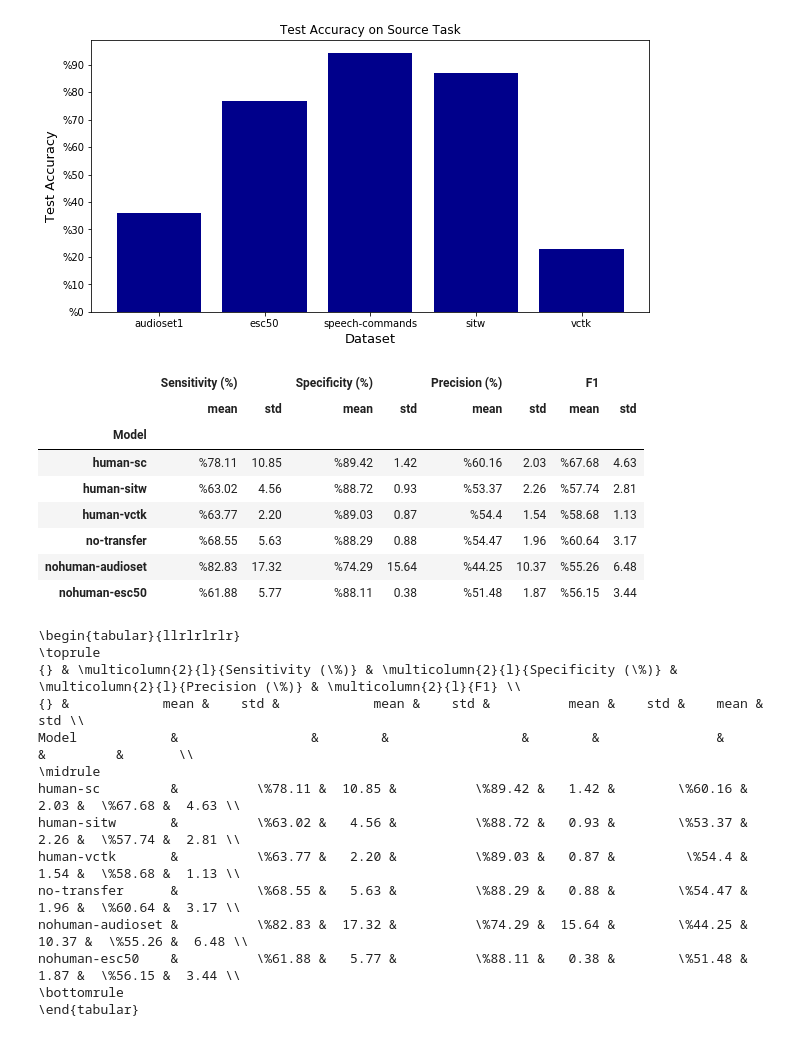
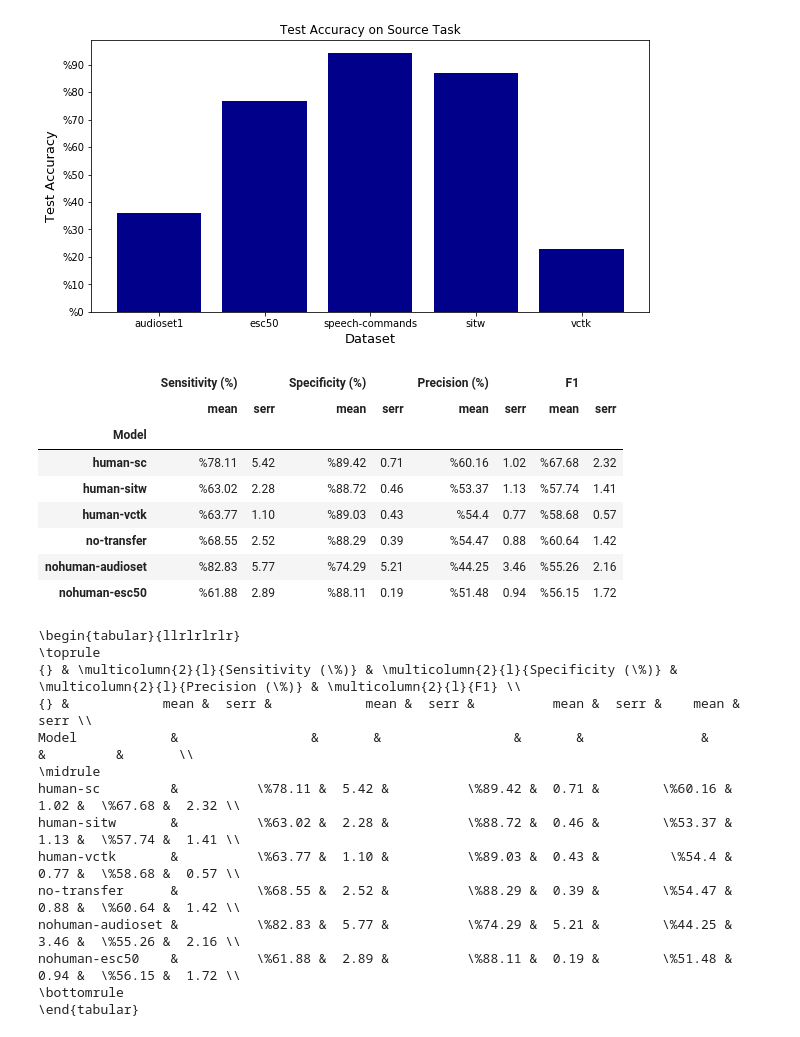
Before and after one commit to onucharles/transfer-learning-adult-to-infant-speech, a Jupyter notebook: experiments/notebooks/Chillanto plots.ipynb, the cells around one changed output. Saved outputs shown, nothing was run; the diff lists cells and outputs as text; code cells hidden in the pictures.

```diff
--- a/experiments/notebooks/Chillanto plots.ipynb
+++ b/experiments/notebooks/Chillanto plots.ipynb
@@ -8,9 +8,13 @@ import numpy as np
 from comet_ml import API
 from matplotlib import pyplot as plt
 import pandas as pd
+from scipy import stats
 
 COMET_API_KEY="bSyRm6vJpAwfehizXic7Fo0bY"
 COMET_REST_API_KEY="S3g50KZWG8zEgk1PLzKUn0eEq"
+
+
+error_metric = 'standard_error' # can also be std
 # %%
 def read_conf_matrix(cm, pos_class):
     """ Calculates confusion matrix and returns true and false positives and negatives based on the
@@ -130,7 +134,10 @@ for idx, (k, values) in enumerate(results.items()):
     xs.append(k)
     values = [float(v) for v in values]
     ys.append(np.mean(values))
-    errors.append(np.std(values))
+    if error_metric == 'standard_error':
+        errors.append(stats.sem(values))
+    else:
+        errors.append(np.std(values))
 
 fig, ax = plt.subplots(figsize=(10,5))
 
@@ -179,18 +186,22 @@ for exp in experiments:
             if metric['metricName'] == 'test_F1':
                 experiment.append(float(metric['metricValue']))
         results[noise_type][tag].append(experiment)
-# %%
-results_w_errors = {
-    'gaussian': {},
-    'children_playing': {}
-}
-
-for noise_type in results.keys():
-    for source_model in results[noise_type].keys():
-        mu = np.mean(results[noise_type][source_model], axis=0)
-        std = np.std(results[noise_type][source_model], axis=0)
-        results_w_errors[noise_type][source_model] = (mu, std)
 # %%
+results_w_errors = {
+    'gaussian': {},
+    'children_playing': {}
+}
+
+for noise_type in results.keys():
+    for source_model in results[noise_type].keys():
+        mu = np.mean(results[noise_type][source_model], axis=0)
+        if error_metric == 'standard_error':
+            serr = stats.sem(results[noise_type][source_model], axis=0)
+        else:
+            std = np.std(results[noise_type][source_model], axis=0)
+
+        results_w_errors[noise_type][source_model] = (mu, serr)
+
 lines = [
     ('human-sc', 'darkblue', 'Speech Commands Transfer'),
     ('no-transfer', 'red', 'No Transfer'),
@@ -258,53 +269,61 @@ rows = []
 for key in result_matrices.keys():
     for mat in result_matrices[key]:
         ss = sensitivity(*mat)
         sp = specificity(*mat)
         pr = precision(*mat)
         f = f1(mat)
         rows.append((key, ss, sp, pr, f))
 import pandas as pd
 
 
 def pct(val):
     if type(val) == str:
         return val
     v = round(val * 100, 2)
     return v
 
 def mean(val):
     x = np.mean(val)
     return f'%{round(x,2)}'
 
 def std(val):
     x = np.std(val)
     return round(x,2)
 
+def serr(val):
+    x = stats.sem(val)
+    return round(x,2)
+
+
 df = pd.DataFrame(rows, columns=["Model", "Sensitivity (%)", "Specificity (%)", "Precision (%)", "F1"])
 df = df.applymap(pct)
-table = df.groupby("Model")["Sensitivity (%)","Specificity (%)", "Precision (%)", "F1"].agg([mean, std])
+if error_metric == 'standard_error':
+    table = df.groupby("Model")["Sensitivity (%)","Specificity (%)", "Precision (%)", "F1"].agg([mean, serr])
+else:
+    table = df.groupby("Model")["Sensitivity (%)","Specificity (%)", "Precision (%)", "F1"].agg([mean, std])
 display(table)
 print(table.to_latex())
 # %% [output]
 |  | Sensitivity (%) |  | Specificity (%) |  | Precision (%) |  | F1 |  |
-|  | mean | std | mean | std | mean | std | mean | std |
+|  | mean | serr | mean | serr | mean | serr | mean | serr |
 | Model |  |  |  |  |  |  |  |  |
-| human-sc | %78.11 | 10.85 | %89.42 | 1.42 | %60.16 | 2.03 | %67.68 | 4.63 |
-| human-sitw | %63.02 | 4.56 | %88.72 | 0.93 | %53.37 | 2.26 | %57.74 | 2.81 |
-| human-vctk | %63.77 | 2.20 | %89.03 | 0.87 | %54.4 | 1.54 | %58.68 | 1.13 |
-| no-transfer | %68.55 | 5.63 | %88.29 | 0.88 | %54.47 | 1.96 | %60.64 | 3.17 |
-| nohuman-audioset | %82.83 | 17.32 | %74.29 | 15.64 | %44.25 | 10.37 | %55.26 | 6.48 |
-| nohuman-esc50 | %61.88 | 5.77 | %88.11 | 0.38 | %51.48 | 1.87 | %56.15 | 3.44 |
+| human-sc | %78.11 | 5.42 | %89.42 | 0.71 | %60.16 | 1.02 | %67.68 | 2.32 |
+| human-sitw | %63.02 | 2.28 | %88.72 | 0.46 | %53.37 | 1.13 | %57.74 | 1.41 |
+| human-vctk | %63.77 | 1.10 | %89.03 | 0.43 | %54.4 | 0.77 | %58.68 | 0.57 |
+| no-transfer | %68.55 | 2.52 | %88.29 | 0.39 | %54.47 | 0.88 | %60.64 | 1.42 |
+| nohuman-audioset | %82.83 | 5.77 | %74.29 | 5.21 | %44.25 | 3.46 | %55.26 | 2.16 |
+| nohuman-esc50 | %61.88 | 2.89 | %88.11 | 0.19 | %51.48 | 0.94 | %56.15 | 1.72 |
 \begin{tabular}{llrlrlrlr}
 \toprule
 {} & \multicolumn{2}{l}{Sensitivity (\%)} & \multicolumn{2}{l}{Specificity (\%)} & \multicolumn{2}{l}{Precision (\%)} & \multicolumn{2}{l}{F1} \\
-{} &            mean &    std &            mean &    std &          mean &    std &    mean &   std \\
-Model            &                 &        &                 &        &               &        &         &       \\
+{} &            mean &  serr &            mean &  serr &          mean &  serr &    mean &  serr \\
+Model            &                 &       &                 &       &               &       &         &       \\
 \midrule
-human-sc         &          \%78.11 &  10.85 &          \%89.42 &   1.42 &        \%60.16 &   2.03 &  \%67.68 &  4.63 \\
-human-sitw       &          \%63.02 &   4.56 &          \%88.72 &   0.93 &        \%53.37 &   2.26 &  \%57.74 &  2.81 \\
-human-vctk       &          \%63.77 &   2.20 &          \%89.03 &   0.87 &         \%54.4 &   1.54 &  \%58.68 &  1.13 \\
-no-transfer      &          \%68.55 &   5.63 &          \%88.29 &   0.88 &        \%54.47 &   1.96 &  \%60.64 &  3.17 \\
-nohuman-audioset &          \%82.83 &  17.32 &          \%74.29 &  15.64 &        \%44.25 &  10.37 &  \%55.26 &  6.48 \\
-nohuman-esc50    &          \%61.88 &   5.77 &          \%88.11 &   0.38 &        \%51.48 &   1.87 &  \%56.15 &  3.44 \\
+human-sc         &          \%78.11 &  5.42 &          \%89.42 &  0.71 &        \%60.16 &  1.02 &  \%67.68 &  2.32 \\
+human-sitw       &          \%63.02 &  2.28 &          \%88.72 &  0.46 &        \%53.37 &  1.13 &  \%57.74 &  1.41 \\
+human-vctk       &          \%63.77 &  1.10 &          \%89.03 &  0.43 &         \%54.4 &  0.77 &  \%58.68 &  0.57 \\
+no-transfer      &          \%68.55 &  2.52 &          \%88.29 &  0.39 &        \%54.47 &  0.88 &  \%60.64 &  1.42 \\
+nohuman-audioset &          \%82.83 &  5.77 &          \%74.29 &  5.21 &        \%44.25 &  3.46 &  \%55.26 &  2.16 \\
+nohuman-esc50    &          \%61.88 &  2.89 &          \%88.11 &  0.19 &        \%51.48 &  0.94 &  \%56.15 &  1.72 \\
 \bottomrule
 \end{tabular}
```
Also changed, not shown: parts of 4 cells of this notebook.
